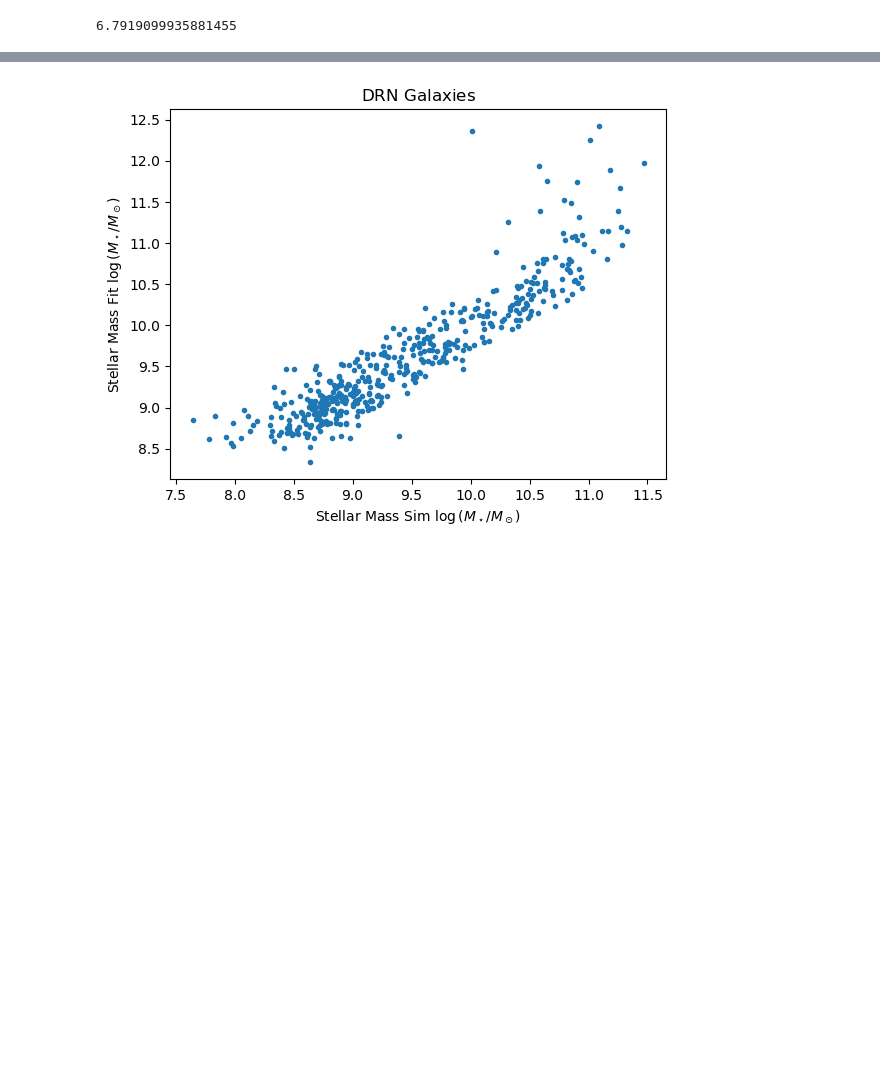
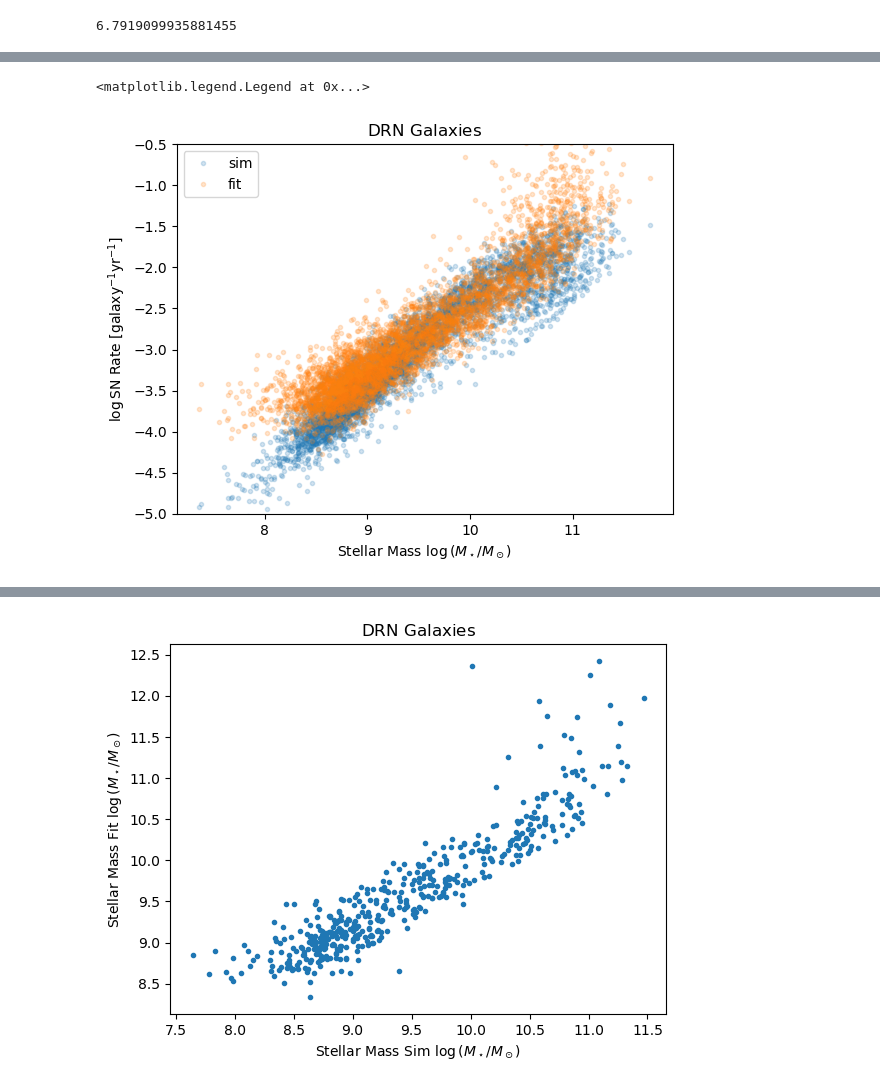
Before and after one commit to AlexGKim/sn_diffstar, a Jupyter notebook: nb/SNRate.ipynb, the cells around one changed output, grey strips where cells are left out. Drawn from its saved outputs; the diff is of its cells as text; code cells hidden in the pictures; blank space fills up the shorter version.

```diff
--- a/nb/SNRate.ipynb
+++ b/nb/SNRate.ipynb
@@ -38,0 +87,12 @@ print(data[2][0])
+# %%
+fig, ax = plt.subplots(1, 1)
+__=ax.plot(logSM_sim, numpy.log10(SNR_sim),'.',label='sim',alpha=0.2)
+__=ax.plot(logSM_sim, numpy.log10(SNR_fit),'.',label='fit',alpha=0.2)
+ax.set_ylim((-5,-0.5))
+xlabel = ax.set_title(r'${\rm DRN\ Galaxies}$')
+xlabel = ax.set_xlabel(r'${\rm Stellar\ Mass\ } \log{(M_\star/M_\odot)}$')
+ylabel = ax.set_ylabel(r'$ \log{\rm SN\ Rate\ }[{\rm galaxy}^{-1}{\rm yr}^{-1}]$')
+ax.legend()
+# %% [output]
+<matplotlib.legend.Legend at 0x...>
+[figure, added]
```
Also changed, not shown: parts of 11 cells of this notebook.
